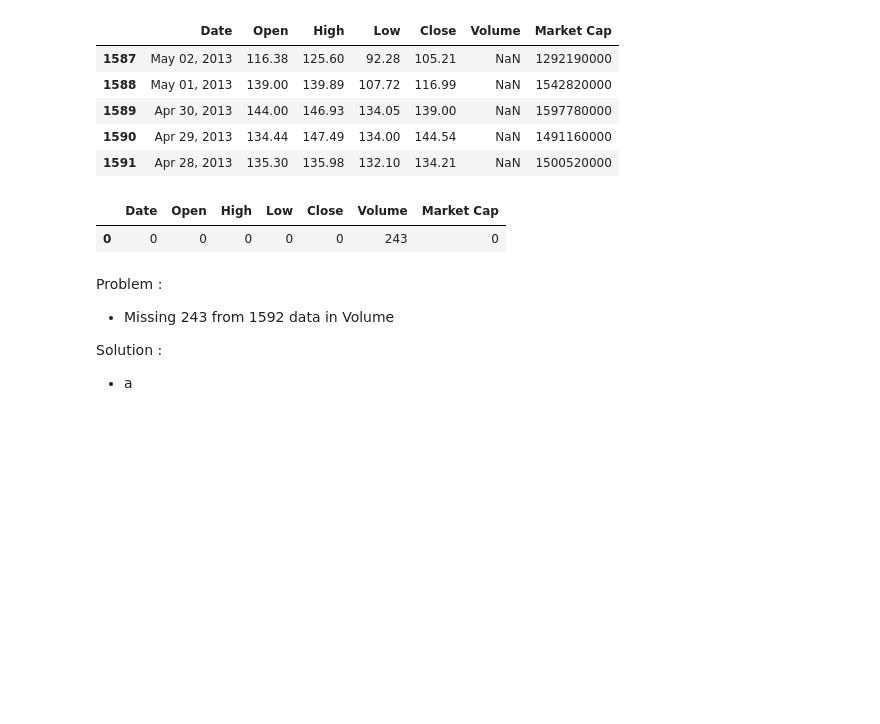
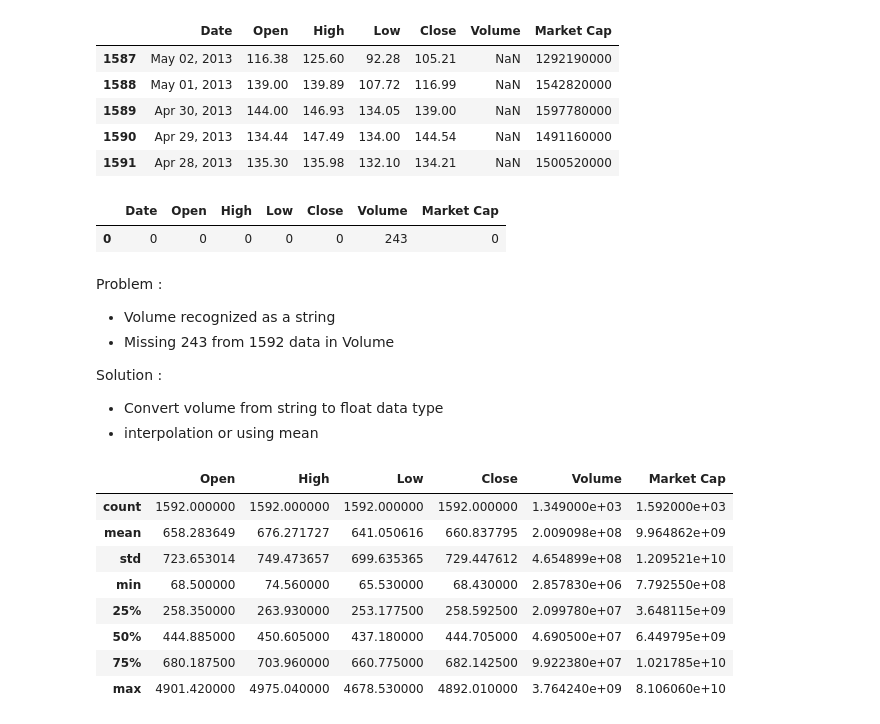
Before and after one commit to aditya1453/MassiveData, a Jupyter notebook: project1/notebooks/bitcoin2.ipynb, the cells around one changed output. Saved outputs shown, nothing was run; the diff lists cells and outputs as text; code cells hidden in the pictures; blank space fills up the shorter version.

```diff
--- a/project1/notebooks/bitcoin2.ipynb
+++ b/project1/notebooks/bitcoin2.ipynb
@@ -49,10 +49,26 @@ missing_data
 | 0 | 0 | 0 | 0 | 0 | 0 | 243 | 0 |
 # %% [markdown]
 Problem  :
+- Volume recognized as a string
 - Missing 243 from 1592 data in Volume
 
 Solution :
-- a
+- Convert volume from string to float data type
+- interpolation or using mean
+# %%
+# Convert string to float in volume
+df.Volume = df.Volume.astype('float64')
+df.describe()
+# %% [output]
+|  | Open | High | Low | Close | Volume | Market Cap |
+| count | 1592.000000 | 1592.000000 | 1592.000000 | 1592.000000 | 1.349000e+03 | 1.592000e+03 |
+| mean | 658.283649 | 676.271727 | 641.050616 | 660.837795 | 2.009098e+08 | 9.964862e+09 |
+| std | 723.653014 | 749.473657 | 699.635365 | 729.447612 | 4.654899e+08 | 1.209521e+10 |
+| min | 68.500000 | 74.560000 | 65.530000 | 68.430000 | 2.857830e+06 | 7.792550e+08 |
+| 25% | 258.350000 | 263.930000 | 253.177500 | 258.592500 | 2.099780e+07 | 3.648115e+09 |
+| 50% | 444.885000 | 450.605000 | 437.180000 | 444.705000 | 4.690500e+07 | 6.449795e+09 |
+| 75% | 680.187500 | 703.960000 | 660.775000 | 682.142500 | 9.922380e+07 | 1.021785e+10 |
+| max | 4901.420000 | 4975.040000 | 4678.530000 | 4892.010000 | 3.764240e+09 | 8.106060e+10 |
 # %%
 import matplotlib.pyplot as plt
 
```
Also changed, not shown: parts of 2 cells of this notebook, 1 other file.
